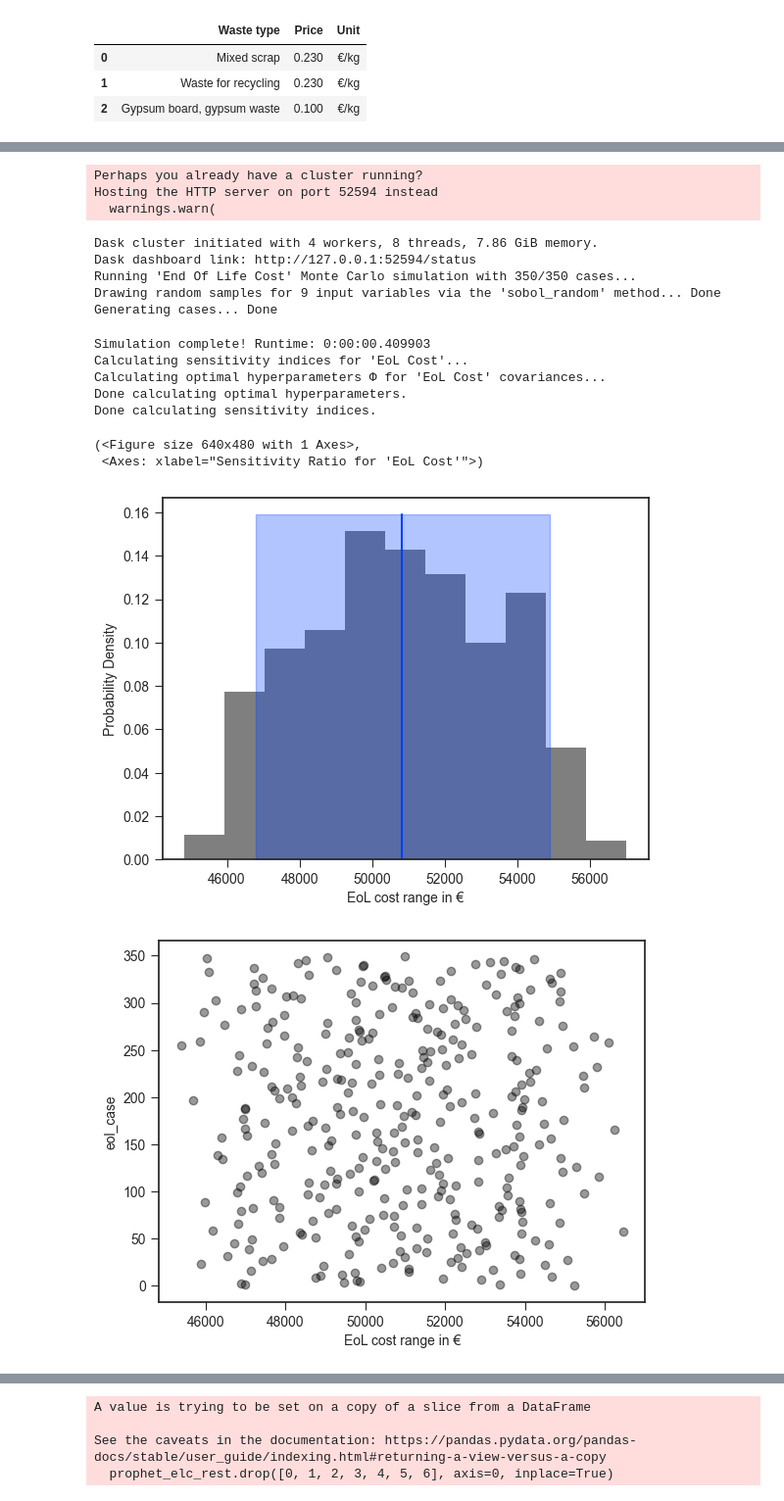
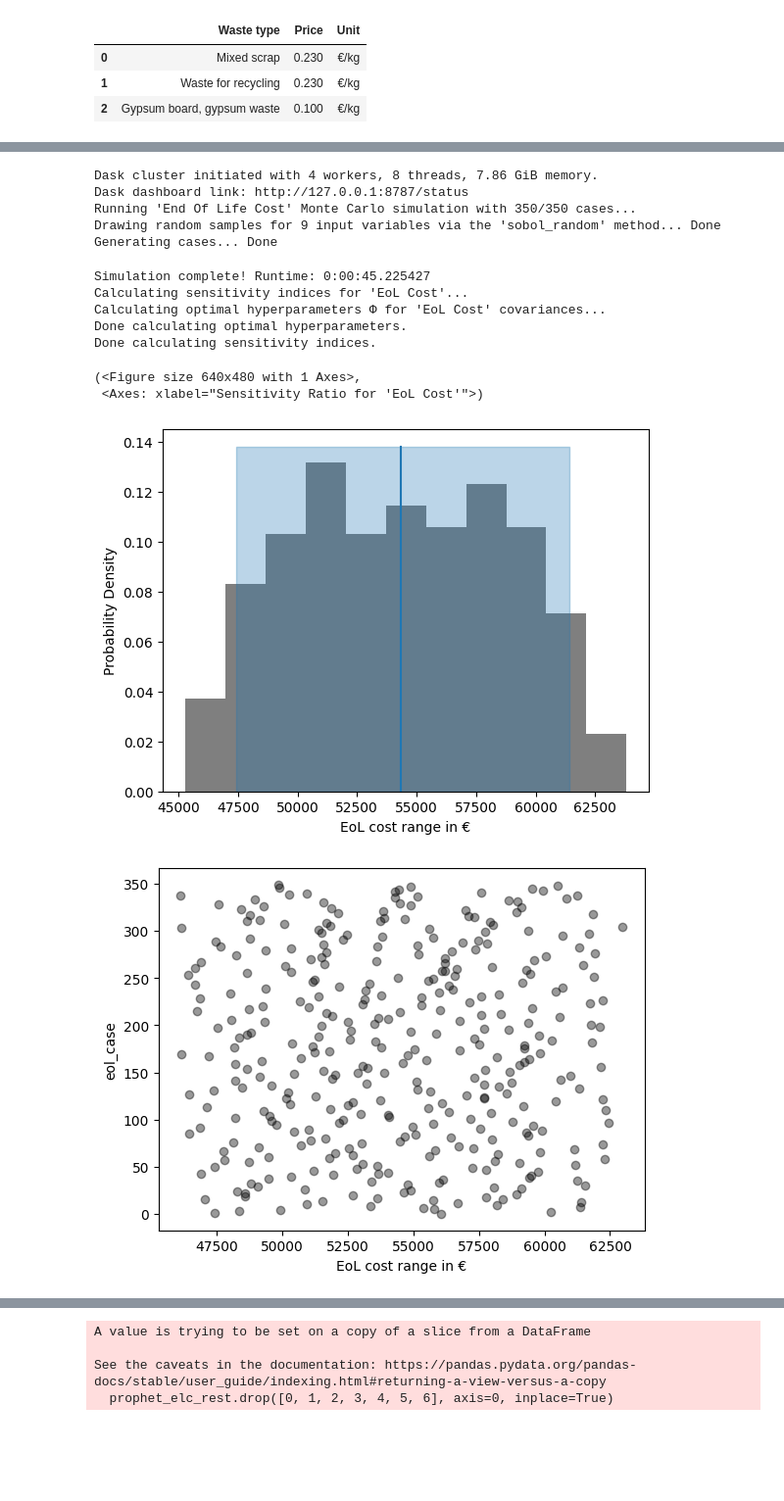
Before and after one commit to LCC-Tool/LCC_Tool_5MW-PEMWE, a Jupyter notebook: LCC_tool.ipynb, the cells around one changed output, grey strips where cells are left out. Shown at 98% size. Saved outputs shown, nothing was run; the diff lists cells and outputs as text; code cells hidden in the pictures; blank space fills up the shorter version.

```diff
--- a/LCC_tool.ipynb
+++ b/LCC_tool.ipynb
@@ -131,7 +133,7 @@ Investment Cost 2369312.96
 # Monaco CAPEX - Price range and sensitivity ratio
 
 # Function for running the monte carlo simulation
-def example_run(material, capex_labour, inflation_rate, equity, eq_rate_return, debt, db_intrst_rate, ictg):
+def run(material, capex_labour, inflation_rate, equity, eq_rate_return, debt, db_intrst_rate, ictg):
 
     # variables used within the monte_capex function (utils.py)
     kwargs={
@@ -147,7 +149,7 @@ def example_run(material, capex_labour, inflation_rate, equity, eq_rate_return,
     return (capex, )
 
 # Rename the y-aixs in results
-def example_preprocess(case):
+def preprocess(case):
 
     # The 'preprocess' function grabs the random input values for each case and structures it with any other data in the format the 'run' function expects
     # Preprocess function for extracting usable variables from input dataframes
@@ -163,15 +165,15 @@ def example_preprocess(case):
     return (material, capex_labour, inflation_rate, equity, eq_rate_return, debt, db_intrst_rate, ictg)
 
 # The 'postprocess' function takes the output from the 'run' function and saves off the outputs for each case
-def example_postprocess(case, capex):
+def postprocess(case, capex):
     case.addOutVal(name='CAPEX', val=capex)
     case.addOutVal(name='CAPEX_case', val=case.ncase)
     return None
 
 # Argument list of functions used in simulator function
-fcns = {'run' : example_run,
-        'preprocess' : example_preprocess,
-        'postprocess': example_postprocess}
+fcns = {'run' : run,
+        'preprocess' : preprocess,
+        'postprocess': postprocess}
 
 # Number of iterations in the monte carlo simulation
 n_invests = 350
@@ -190,8 +192,8 @@ sim = mc.Sim(name='CAPEX', ndraws=n_invests,
 # scale: the interval length of the distribution
 # e.g: using loc=0 and scale=1 we get a standard uniform distribution on [0, 1]
 # By manually change loc and scale can manage the uncertainty of the cost
-sim.addInVar(name='Material', dist=uniform, distkwargs={'loc': 1600000, 'scale': 450000})
-sim.addInVar(name='CAPEX labour cost', dist=uniform, distkwargs={'loc': 350000, 'scale': 9000})
+sim.addInVar(name='Material', dist=uniform, distkwargs={'loc': 1700000, 'scale': 500000})
+sim.addInVar(name='CAPEX labour cost', dist=uniform, distkwargs={'loc': 410000, 'scale': 9000})
 sim.addInVar(name='Invest tax credit of grant', dist=uniform, distkwargs={'loc': 0.1, 'scale': 1000})
 sim.addInVar(name='Inflation rate', dist=uniform, distkwargs={'loc': 0.01, 'scale': 0.001})
 sim.addInVar(name='Equity', dist=uniform, distkwargs={'loc': 0.15, 'scale': 0.01})
@@ -534,10 +518,10 @@ End of Life 49833.56
 # Monaco EoL cost - Price range and sensitivity ratio
 
 # Function for running the monte carlo simulation
-def example_run(transport_cost_disposal, salvage_value, construction_cost, percentage_of_cc, inflation_rate, equity, eq_rate_return, \
+def run(transport_cost_disposal, salvage_value, construction_cost, percentage_of_cc, inflation_rate, equity, eq_rate_return, \
                 debt, db_intrst_rate):
 
-    # variables used within the monte_capex function (utils.py)
+    # variables used within the end_of_life_cost function (utils.py)
     kwargs={
         'equity' : equity,
         'eq_rate_return' : eq_rate_return,
@@ -553,7 +537,7 @@ def example_run(transport_cost_disposal, salvage_value, construction_cost, perce
     return (eol_cost, )
 
 # Rename the y-aixs in results
-def example_preprocess(case):
+def preprocess(case):
 
     # The 'preprocess' function grabs the random input values for each case and structures it with any other data in the format the 'run' function expects
     # Preprocess function for extracting usable variables from input dataframes
@@ -571,15 +555,15 @@ def example_preprocess(case):
 
 
 # The 'postprocess' function takes the output from the 'run' function and saves off the outputs for each case
-def example_postprocess(case, eol_cost):
+def postprocess(case, eol_cost):
     case.addOutVal(name='EoL Cost', val=eol_cost)
     case.addOutVal(name='eol_case', val=case.ncase)
     return None
 
 # Argument list of functions used in simulator function
-fcns = {'run' : example_run,
-        'preprocess' : example_preprocess,
-        'postprocess': example_postprocess}
+fcns = {'run' : run,
+        'preprocess' : preprocess,
+        'postprocess': postprocess}
 
 # Number of iterations in the monte carlo simulation
 n_invests = 350
@@ -597,51 +581,48 @@ sim = mc.Sim(name='End Of Life Cost', ndraws=n_invests,
 # By manually change loc and scale can manage the uncertainty of the cost
 sim.addInVar(name='Transport cost', dist=uniform, distkwargs={'loc': 7000, 'scale': 500})
 sim.addInVar(name='Salvage value', dist=uniform, distkwargs={'loc': 12000, 'scale': 5000})
-sim.addInVar(name='Construction cost', dist=uniform, distkwargs={'loc': 1700000, 'scale': 10000})
-sim.addInVar(name='Percentage of construction cost', dist=uniform, distkwargs={'loc': 0.06, 'scale': 0.01})
+sim.addInVar(name='Construction cost', dist=uniform, distkwargs={'loc': 1700000, 'scale': 500000})
+sim.addInVar(name='Percentage of construction cost', dist=uniform, distkwargs={'loc': 0.06, 'scale': 0.001})
 sim.addInVar(name='Inflation rate', dist=uniform, distkwargs={'loc': 0.01, 'scale': 0.001})
 sim.addInVar(name='Equity', dist=uniform, distkwargs={'loc': 0.15, 'scale': 0.01})
 sim.addInVar(name='Equity rate of return', dist=uniform, distkwargs={'loc': 0.05, 'scale': 0.01})
 sim.addInVar(name='Debt', dist=uniform, distkwargs={'loc': 0.75, 'scale': 0.01})
 sim.addInVar(name='Debt interest rate', dist=uniform, distkwargs={'loc': 0.045, 'scale': 0.001})
 
 # Run the Simulation
 sim.runSim()
 
 # Calculate the mean and 5-95th percentile
 # Statistics for the dice sum
 sim.outvars['EoL Cost'].addVarStat('mean')
 sim.outvars['EoL Cost'].addVarStat('percentile', {'p':[0.05, 0.95]})
 
 # Plots a histogram of the dice sum
 mc.plot(sim.outvars['EoL Cost'])
 plt.xlabel('EoL cost range in €')
 
 
 # Creates a scatter plot of the sum vs the roll
 # Number, showing randomness
 mc.plot(sim.outvars['EoL Cost'],
         sim.outvars['eol_case'])
 plt.xlabel('EoL cost range in €')
 
 # Calculate the sensitivity of the dice sum to each of the input variables
 sim.calcSensitivities('EoL Cost')
 sim.outvars['EoL Cost'].plotSensitivities()
 # %% [output]
-Perhaps you already have a cluster running?
-Hosting the HTTP server on port 52594 instead
-  warnings.warn(
+Dask cluster initiated with 4 workers, 8 threads, 7.86 GiB memory.
+Dask dashboard link: http://127.0.0.1:8787/status
+Running 'End Of Life Cost' Monte Carlo simulation with 350/350 cases...
+Drawing random samples for 9 input variables via the 'sobol_random' method... Done
+Generating cases... Done
-Dask cluster initiated with 4 workers, 8 threads, 7.86 GiB memory.
-Dask dashboard link: http://127.0.0.1:52594/status
-Running 'End Of Life Cost' Monte Carlo simulation with 350/350 cases...
-Drawing random samples for 9 input variables via the 'sobol_random' method... Done
-Generating cases... Done
+Simulation complete! Runtime: 0:00:45.225427
+Calculating sensitivity indices for 'EoL Cost'...
+Calculating optimal hyperparameters Φ for 'EoL Cost' covariances...
+Done calculating optimal hyperparameters.
+Done calculating sensitivity indices.
-Simulation complete! Runtime: 0:00:00.409903
-Calculating sensitivity indices for 'EoL Cost'...
-Calculating optimal hyperparameters Φ for 'EoL Cost' covariances...
-Done calculating optimal hyperparameters.
-Done calculating sensitivity indices.
+(<Figure size 640x480 with 1 Axes>,
+ <Axes: xlabel="Sensitivity Ratio for 'EoL Cost'">)
-(<Figure size 640x480 with 1 Axes>,
- <Axes: xlabel="Sensitivity Ratio for 'EoL Cost'">)
-[figure, old version]
+[figure, new version]
-[figure, old version]
+[figure, new version]
```
Also changed, not shown: parts of 47 cells of this notebook.
